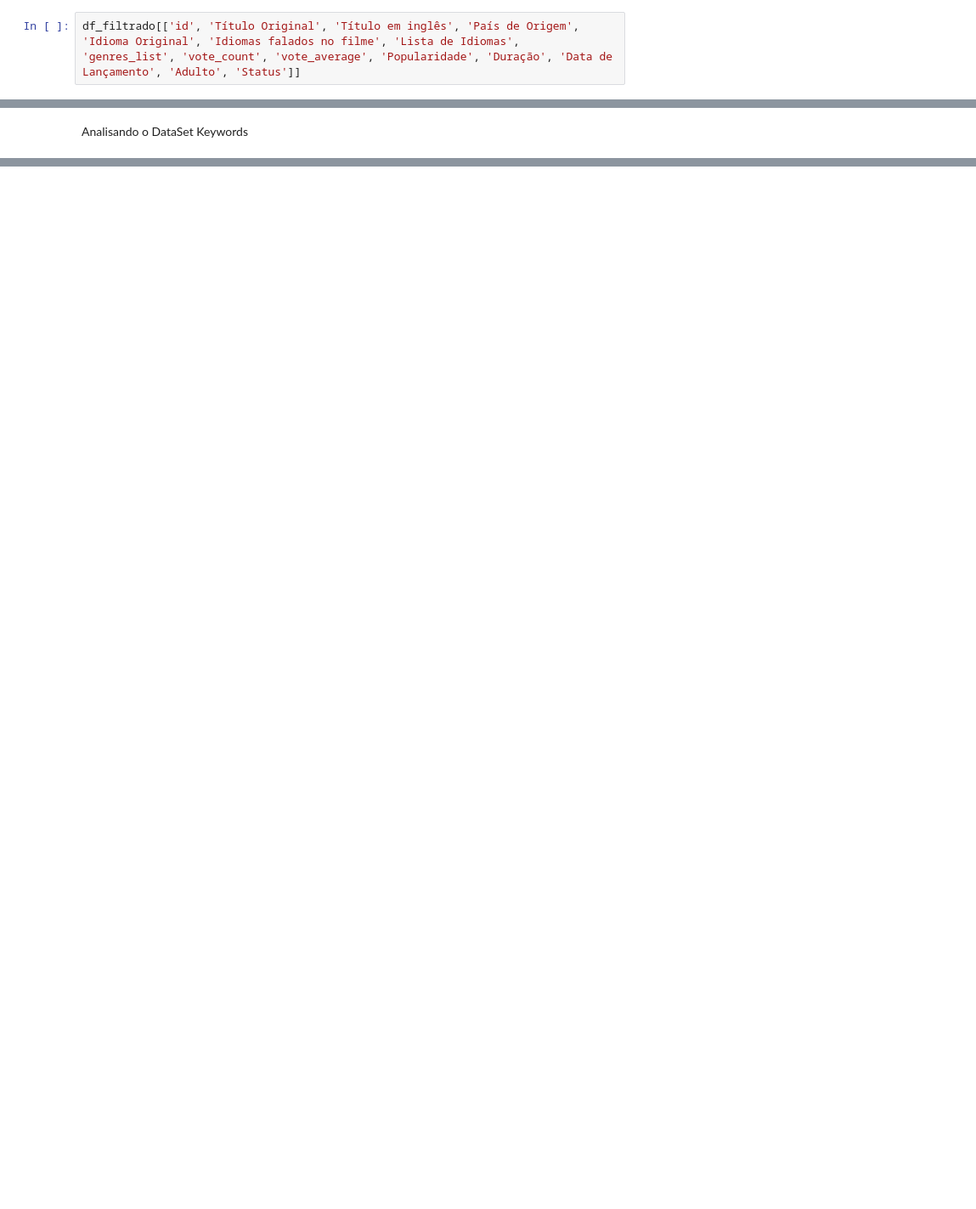
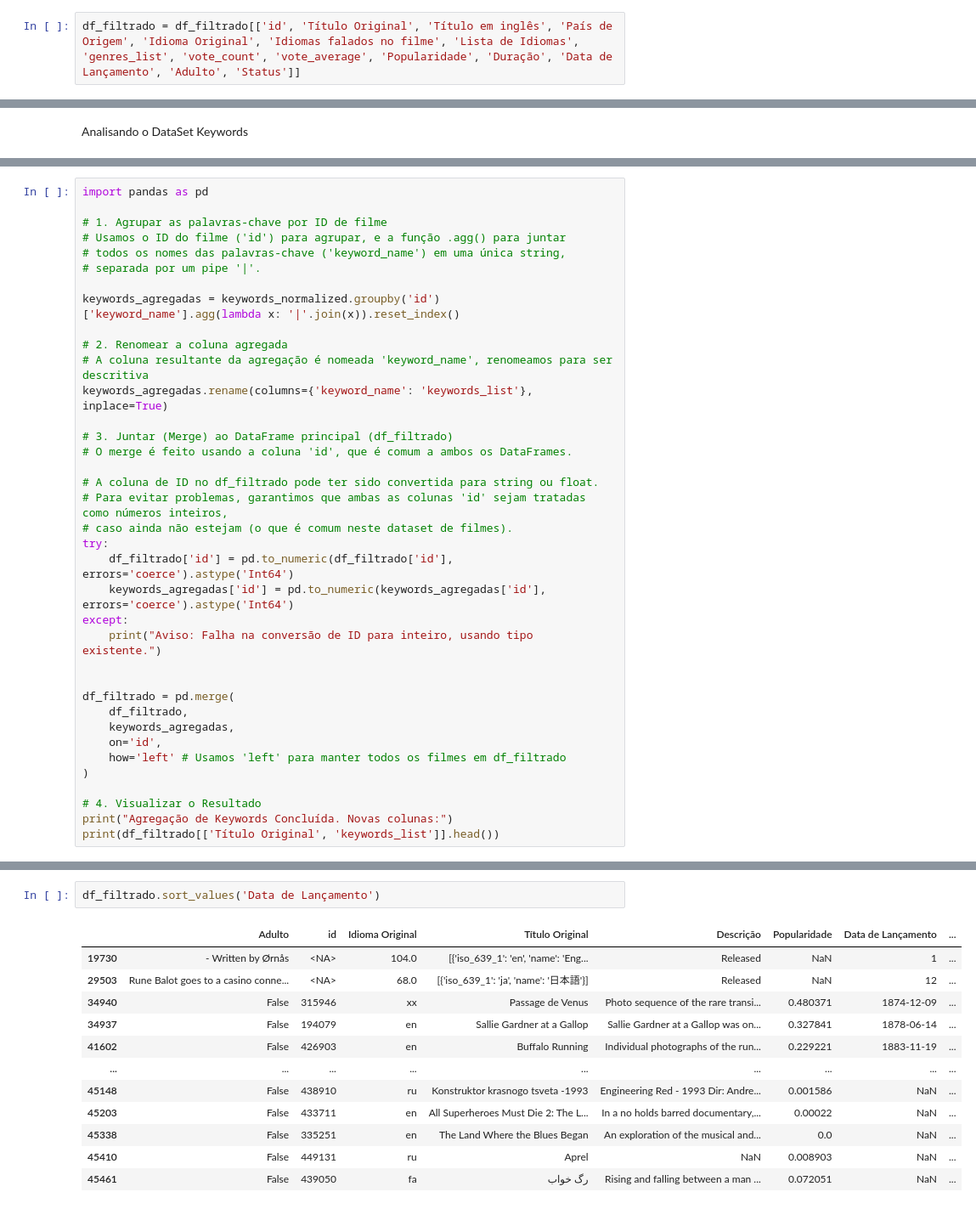
Before and after one commit to py-zeli/BoraVer, a Jupyter notebook: test.ipynb, the cells around one changed output, grey strips where cells are left out. Shown: that part at 85% size. Saved outputs shown, nothing was run; the diff lists cells and outputs as text; blank space fills up the shorter version.

```diff
--- a/test.ipynb
+++ b/test.ipynb
@@ -118,5 +150,5 @@ df_brazil.sort_values('Data de Lançamento',ascending=False)
 # %%
-df_filtrado[['id', 'Título Original', 'Título em inglês', 'País de Origem', 'Idioma Original', 'Idiomas falados no filme', 'Lista de Idiomas', 'genres_list', 'vote_count', 'vote_average', 'Popularidade', 'Duração', 'Data de Lançamento', 'Adulto', 'Status']]
+df_filtrado = df_filtrado[['id', 'Título Original', 'Título em inglês', 'País de Origem', 'Idioma Original', 'Idiomas falados no filme', 'Lista de Idiomas', 'genres_list', 'vote_count', 'vote_average', 'Popularidade', 'Duração', 'Data de Lançamento', 'Adulto', 'Status']]
 # %%
 df_analise = df_filtrado[['Título Original', 'Título em inglês', 'País de Origem', 'Idioma Original']].copy()
 
@@ -131,0 +297,37 @@ Analisando o DataSet Keywords
+# %%
+import pandas as pd
+
+# 1. Agrupar as palavras-chave por ID de filme
+# Usamos o ID do filme ('id') para agrupar, e a função .agg() para juntar
+# todos os nomes das palavras-chave ('keyword_name') em uma única string,
+# separada por um pipe '|'.
+
+keywords_agregadas = keywords_normalized.groupby('id')['keyword_name'].agg(lambda x: '|'.join(x)).reset_index()
+
+# 2. Renomear a coluna agregada
+# A coluna resultante da agregação é nomeada 'keyword_name', renomeamos para ser descritiva
+keywords_agregadas.rename(columns={'keyword_name': 'keywords_list'}, inplace=True)
+
+# 3. Juntar (Merge) ao DataFrame principal (df_filtrado)
+# O merge é feito usando a coluna 'id', que é comum a ambos os DataFrames.
+
+# A coluna de ID no df_filtrado pode ter sido convertida para string ou float.
+# Para evitar problemas, garantimos que ambas as colunas 'id' sejam tratadas como números inteiros,
+# caso ainda não estejam (o que é comum neste dataset de filmes).
+try:
+    df_filtrado['id'] = pd.to_numeric(df_filtrado['id'], errors='coerce').astype('Int64')
+    keywords_agregadas['id'] = pd.to_numeric(keywords_agregadas['id'], errors='coerce').astype('Int64')
+except:
+    print("Aviso: Falha na conversão de ID para inteiro, usando tipo existente.")
+
+
+df_filtrado = pd.merge(
+    df_filtrado,
+    keywords_agregadas,
+    on='id',
+    how='left' # Usamos 'left' para manter todos os filmes em df_filtrado
+)
+
+# 4. Visualizar o Resultado
+print("Agregação de Keywords Concluída. Novas colunas:")
+print(df_filtrado[['Título Original', 'keywords_list']].head())
@@ -131,0 +389,15 @@ Analisando o DataSet Keywords
+# %%
+df_filtrado.sort_values('Data de Lançamento')
+# %% [output]
+|  | Adulto | id | Idioma Original | Título Original | Descrição | Popularidade | Data de Lançamento | ... |
+| 19730 | - Written by Ørnås | <NA> | 104.0 | [{'iso_639_1': 'en', 'name': 'Eng... | Released | NaN | 1 | ... |
+| 29503 | Rune Balot goes to a casino conne... | <NA> | 68.0 | [{'iso_639_1': 'ja', 'name': '日本語'}] | Released | NaN | 12 | ... |
+| 34940 | False | 315946 | xx | Passage de Venus | Photo sequence of the rare transi... | 0.480371 | 1874-12-09 | ... |
+| 34937 | False | 194079 | en | Sallie Gardner at a Gallop | Sallie Gardner at a Gallop was on... | 0.327841 | 1878-06-14 | ... |
+| 41602 | False | 426903 | en | Buffalo Running | Individual photographs of the run... | 0.229221 | 1883-11-19 | ... |
+| ... | ... | ... | ... | ... | ... | ... | ... | ... |
+| 45148 | False | 438910 | ru | Konstruktor krasnogo tsveta -1993 | Engineering Red - 1993 Dir: Andre... | 0.001586 | NaN | ... |
+| 45203 | False | 433711 | en | All Superheroes Must Die 2: The L... | In a no holds barred documentary,... | 0.00022 | NaN | ... |
+| 45338 | False | 335251 | en | The Land Where the Blues Began | An exploration of the musical and... | 0.0 | NaN | ... |
+| 45410 | False | 449131 | ru | Aprel | NaN | 0.008903 | NaN | ... |
+| 45461 | False | 439050 | fa | رگ خواب | Rising and falling between a man ... | 0.072051 | NaN | ... |
```
Also changed, not shown: parts of 26 cells of this notebook, 2 other files.
